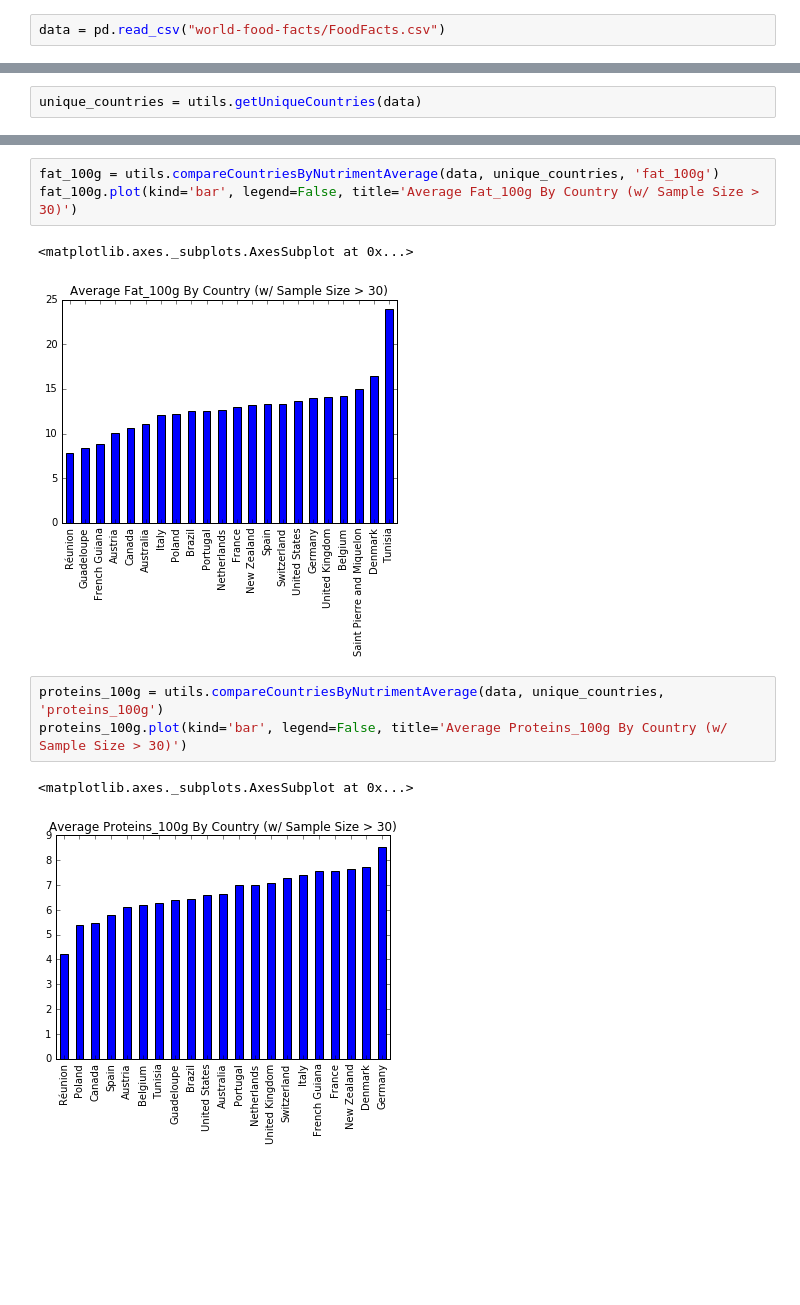
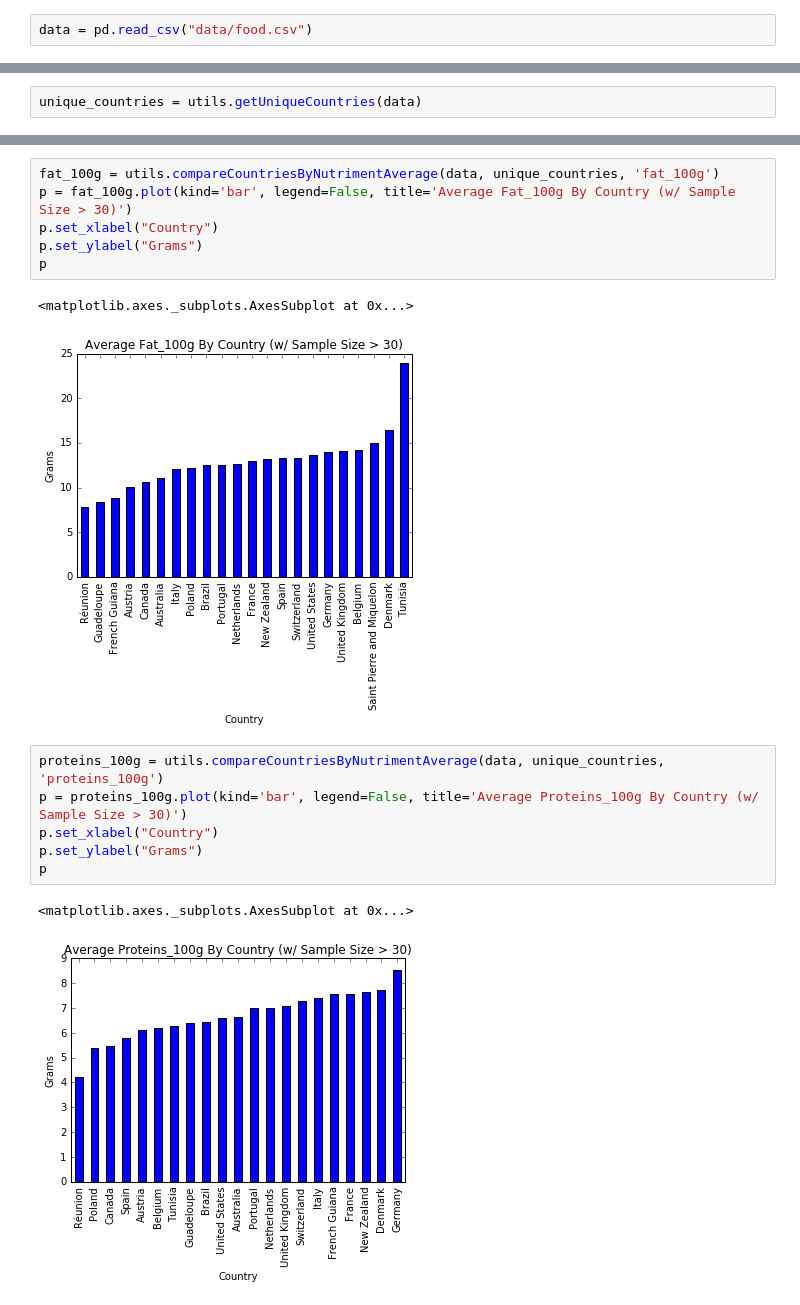
Before and after one commit to jaredvonhalle/CSC478WorldFoodFacts, a Jupyter notebook: Data_Exploration.ipynb, the cells around one changed output, grey strips where cells are left out. Drawn from its saved outputs; the diff is of its cells as text; blank space fills up the shorter version.

```diff
--- a/Data_Exploration.ipynb
+++ b/Data_Exploration.ipynb
@@ -5,7 +5,7 @@ import utilities as utils
 import matplotlib.pyplot as plt
 %matplotlib inline
 # %%
-data = pd.read_csv("world-food-facts/FoodFacts.csv")
+data = pd.read_csv("data/food.csv")
 # %%
 print data.shape
 data.head()
@@ -71,14 +80,20 @@ sodium_avg.plot(kind='bar', legend=False, title='Average Sodium_100g By Country
 # %%
 fat_100g = utils.compareCountriesByNutrimentAverage(data, unique_countries, 'fat_100g')
-fat_100g.plot(kind='bar', legend=False, title='Average Fat_100g By Country (w/ Sample Size > 30)')
+p = fat_100g.plot(kind='bar', legend=False, title='Average Fat_100g By Country (w/ Sample Size > 30)')
+p.set_xlabel("Country")
+p.set_ylabel("Grams")
+p
 # %% [output]
 <matplotlib.axes._subplots.AxesSubplot at 0x...>
-[figure, old version]
+[figure, new version]
 # %%
 proteins_100g = utils.compareCountriesByNutrimentAverage(data, unique_countries, 'proteins_100g')
-proteins_100g.plot(kind='bar', legend=False, title='Average Proteins_100g By Country (w/ Sample Size > 30)')
+p = proteins_100g.plot(kind='bar', legend=False, title='Average Proteins_100g By Country (w/ Sample Size > 30)')
+p.set_xlabel("Country")
+p.set_ylabel("Grams")
+p
 # %% [output]
 <matplotlib.axes._subplots.AxesSubplot at 0x...>
-[figure, old version]
+[figure, new version]
 # %%
 carbohydrates_100g = utils.compareCountriesByNutrimentAverage(data, unique_countries, 'carbohydrates_100g')
```
Also changed, not shown: parts of 4 cells of this notebook.
